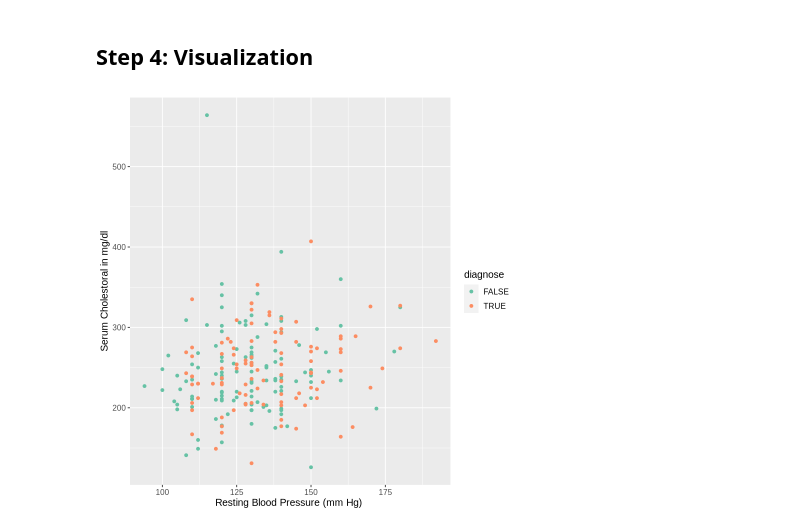
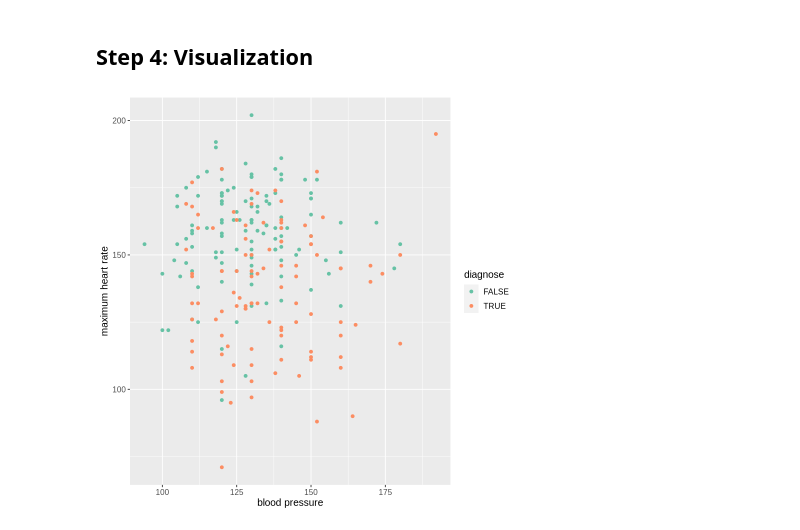
Before and after one commit to gracieS02/group_proposal, a Jupyter notebook: group_proposal_new.ipynb, the cells around one changed output. Cells and saved outputs as stored; diff of their text form; code cells hidden in the pictures.

```diff
--- a/group_proposal_new.ipynb
+++ b/group_proposal_new.ipynb
@@ -127,13 +142,23 @@ A tibble: 2 × 3
 ## Step 4: Visualization
 # %%
 #report the relationship between resting blood pressure and cholestoral
-cleve_plot <- ggplot(cleveland_training, aes(x=trestbps, y=chol, color=diagnose)) +
+# cleve_plot <- ggplot(cleveland_training, aes(x=trestbps, y=chol, color=diagnose)) +
+#       geom_point() +
+#       xlab("Resting Blood Pressure (mm Hg) ") +
+#       ylab("Serum Cholestoral in mg/dl") +
+#       theme(text = element_text(size = 12)) +
+#       scale_color_brewer(palette = "Set2")
+
+# cleve_plot
+
+#age vs.chol
+cleve_plot <- ggplot(cleveland_training, aes(x=trestbps, y=thalach, color=diagnose)) +
       geom_point() +
-      xlab("Resting Blood Pressure (mm Hg) ") +
-      ylab("Serum Cholestoral in mg/dl") +
+      xlab("blood pressure") +
+      ylab("maximum heart rate") +
       theme(text = element_text(size = 12)) +
       scale_color_brewer(palette = "Set2")
 
 cleve_plot
 # %% [output]
-[figure, old version]
+[figure, new version]
```
Also changed, not shown: parts of 1 cell of this notebook.
